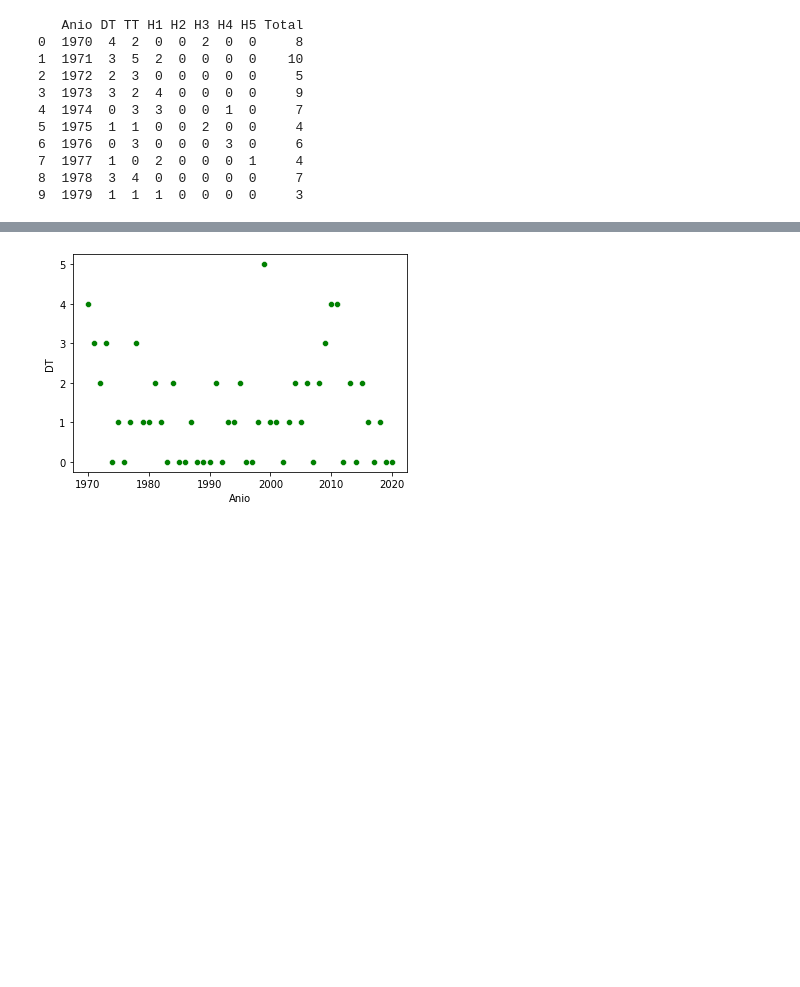
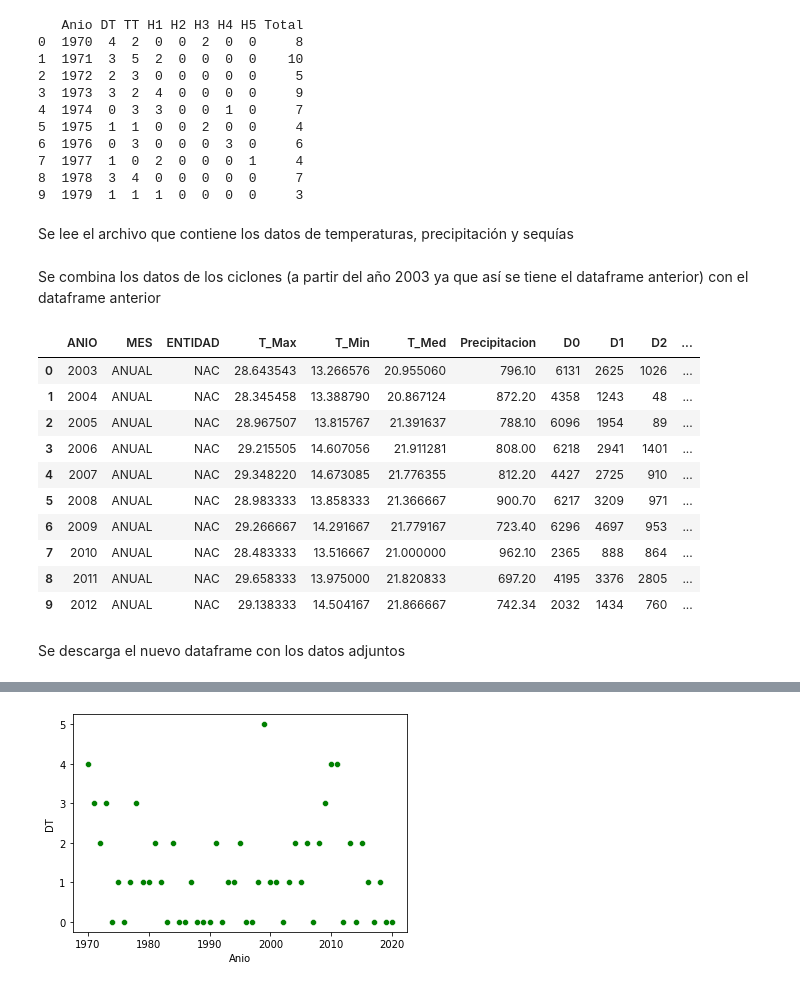
Before and after one commit to AdrianDiazGaxiola/Proyecto-Final, a Jupyter notebook: Ciclones.ipynb, the cells around one changed output, grey strips where cells are left out. Saved outputs shown, nothing was run; the diff lists cells and outputs as text; code cells hidden in the pictures; blank space fills up the shorter version.

Commit message:
Se agregó una función para combinar los datos de los ciclones con los datos de las temperaturas, precipitación y sequías a partir del año 2003 en México.

```diff
--- a/Ciclones.ipynb
+++ b/Ciclones.ipynb
@@ -353,3 +353,47 @@ print(df3.head(10))
 7  1977  1  0  2  0  0  0  1     4
 8  1978  3  4  0  0  0  0  0     7
 9  1979  1  1  1  0  0  0  0     3
+# %% [markdown]
+Se lee el archivo que contiene los datos de temperaturas, precipitación y sequías
+# %%
+url = "https://github.com/AdrianDiazGaxiola/Proyecto-Final/raw/main/Data/DataFrames%20Combinados/Temp%2BPrec%2BSeq.csv"
+
+df_completo = pd.read_csv(url)
+# %% [markdown]
+Se combina los datos de los ciclones (a partir del año 2003 ya que así se tiene el dataframe anterior) con el dataframe anterior
+# %%
+df = df3[df3["Anio"]>=2003]
+
+dt = df["DT"].tolist()
+tt = df["TT"].tolist()
+h1 = df["H1"].tolist()
+h2 = df["H2"].tolist()
+h3 = df["H3"].tolist()
+h4 = df["H4"].tolist()
+h5 = df["H5"].tolist()
+total = df["Total"].tolist()
+
+df_completo["DT"] = dt
+df_completo["TT"] = tt
+df_completo["H1"] = h1
+df_completo["H2"] = h2
+df_completo["H3"] = h3
+df_completo["H4"] = h4
+df_completo["H5"] = h5
+df_completo["Total_Ciclones"] = total
+
+df_completo.head(10)
+# %% [output]
+|  | ANIO | MES | ENTIDAD | T_Max | T_Min | T_Med | Precipitacion | D0 | D1 | D2 | ... |
+| 0 | 2003 | ANUAL | NAC | 28.643543 | 13.266576 | 20.955060 | 796.10 | 6131 | 2625 | 1026 | ... |
+| 1 | 2004 | ANUAL | NAC | 28.345458 | 13.388790 | 20.867124 | 872.20 | 4358 | 1243 | 48 | ... |
+| 2 | 2005 | ANUAL | NAC | 28.967507 | 13.815767 | 21.391637 | 788.10 | 6096 | 1954 | 89 | ... |
+| 3 | 2006 | ANUAL | NAC | 29.215505 | 14.607056 | 21.911281 | 808.00 | 6218 | 2941 | 1401 | ... |
+| 4 | 2007 | ANUAL | NAC | 29.348220 | 14.673085 | 21.776355 | 812.20 | 4427 | 2725 | 910 | ... |
+| 5 | 2008 | ANUAL | NAC | 28.983333 | 13.858333 | 21.366667 | 900.70 | 6217 | 3209 | 971 | ... |
+| 6 | 2009 | ANUAL | NAC | 29.266667 | 14.291667 | 21.779167 | 723.40 | 6296 | 4697 | 953 | ... |
+| 7 | 2010 | ANUAL | NAC | 28.483333 | 13.516667 | 21.000000 | 962.10 | 2365 | 888 | 864 | ... |
+| 8 | 2011 | ANUAL | NAC | 29.658333 | 13.975000 | 21.820833 | 697.20 | 4195 | 3376 | 2805 | ... |
+| 9 | 2012 | ANUAL | NAC | 29.138333 | 14.504167 | 21.866667 | 742.34 | 2032 | 1434 | 760 | ... |
+# %% [markdown]
+Se descarga el nuevo dataframe con los datos adjuntos
```
Also changed, not shown: parts of 2 cells of this notebook.
